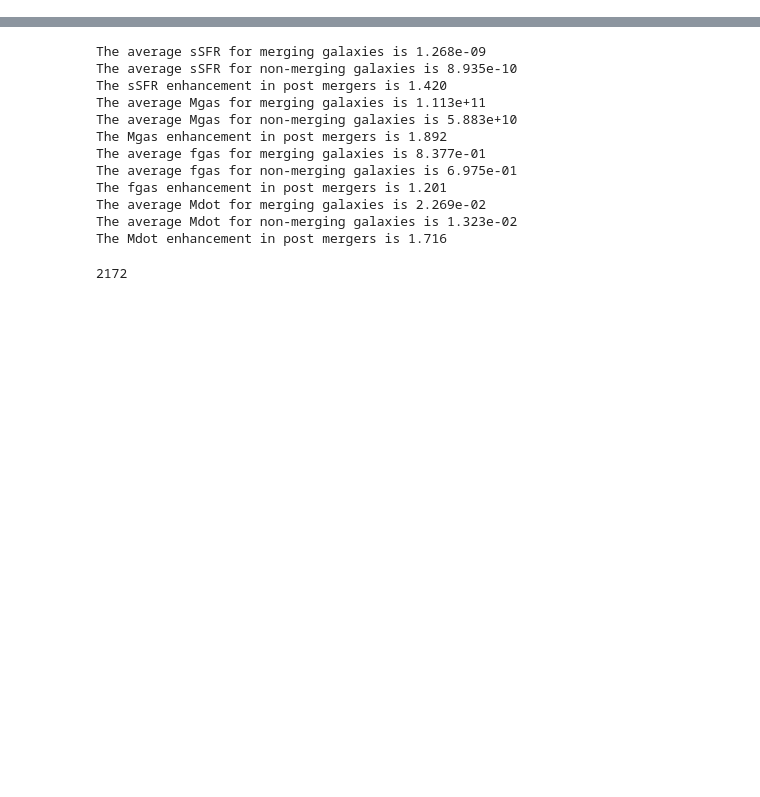
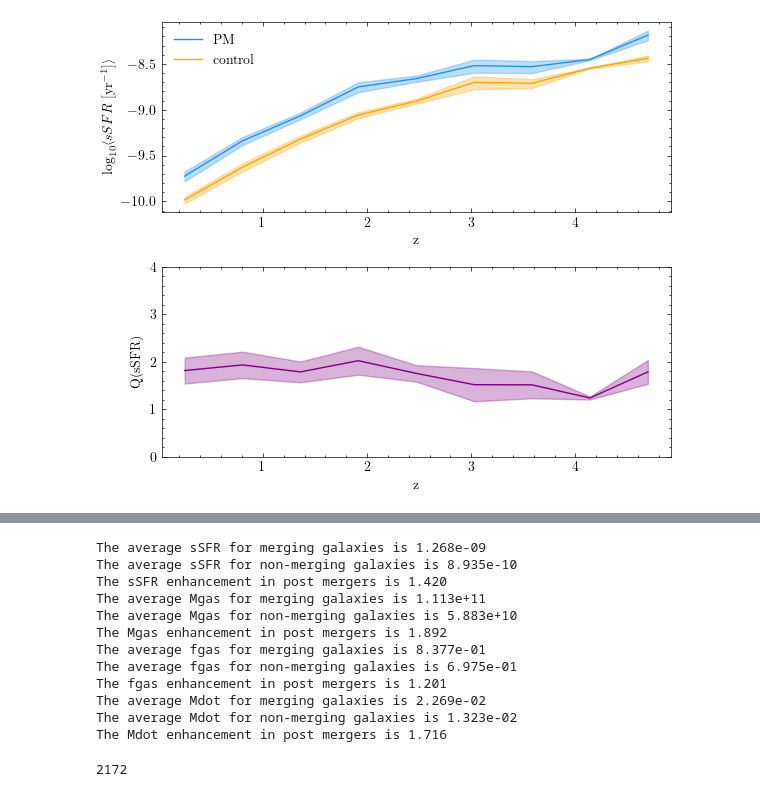
Before and after one commit to pranav-satheesh/host_galaxies, a Jupyter notebook: notebooks/control_samples_analysis.ipynb, the cells around one changed output, grey strips where cells are left out. Saved outputs shown, nothing was run; the diff lists cells and outputs as text; code cells hidden in the pictures; blank space fills up the shorter version.

```diff
--- a/notebooks/control_samples_analysis.ipynb
+++ b/notebooks/control_samples_analysis.ipynb
@@ -32,0 +138,58 @@ pop['merging_population'].keys()
+# %%
+z_min = 0
+z_max = 5
+z_binsize = 0.5
+
+Nbins_z = int((z_max - z_min) / z_binsize)
+z_bins = np.linspace(z_min, z_max, Nbins_z)
+
+avg_sSFR_control = []
+std_sSFR_control = []
+
+avg_sSFR_merger = []
+std_sSFR_merger = []
+
+# Loop through redshift bins
+for i in range(len(z_bins) - 1):
+    # Create masks for merging and control populations within each redshift bin
+    merger_z_mask = (z_merging_pop > z_bins[i]) & (z_merging_pop < z_bins[i + 1])
+    control_z_mask = (z_control_pop > z_bins[i]) & (z_control_pop < z_bins[i + 1])
+
+    sSFR_merging_pop_filtered = sSFR_merging_pop[merger_z_mask]
+    sSFR_control_pop_filtered = sSFR_control_pop[control_z_mask]
+
+    avg_sSFR_merger.append(np.mean(sSFR_merging_pop_filtered))
+    std_sSFR_merger.append(np.std(sSFR_merging_pop_filtered) / np.sqrt(len(sSFR_merging_pop_filtered)))
+
+    avg_sSFR_control.append(np.mean(sSFR_control_pop_filtered))
+    std_sSFR_control.append(np.std(sSFR_control_pop_filtered) / np.sqrt(len(sSFR_control_pop_filtered)))
+
+avg_sSFR_merger = np.array(avg_sSFR_merger)
+std_sSFR_merger = np.array(std_sSFR_merger)
+
+avg_sSFR_control = np.array(avg_sSFR_control)
+std_sSFR_control = np.array(std_sSFR_control)
+
+Q_sSFR = avg_sSFR_merger / avg_sSFR_control
+Q_sSFR_SE = Q_sSFR * np.sqrt((std_sSFR_merger / avg_sSFR_merger) ** 2 + (std_sSFR_control / avg_sSFR_control) ** 2)
+
+# Plot the results
+fig, ax = plt.subplots(2, 1, figsize=(6, 5))
+ax[0].plot(z_bins[:-1] + z_binsize / 2, np.log10(avg_sSFR_merger[avg_sSFR_merger > 0]), label='PM', color="dodgerblue")
+ax[0].fill_between(z_bins[:-1] + z_binsize / 2, np.log10(avg_sSFR_merger - std_sSFR_merger), np.log10(avg_sSFR_merger + std_sSFR_merger), alpha=0.3, color='dodgerblue')
+ax[0].plot(z_bins[:-1] + z_binsize / 2, np.log10(avg_sSFR_control[avg_sSFR_control > 0]), label='control', color='orange')
+ax[0].fill_between(z_bins[:-1] + z_binsize / 2, np.log10(avg_sSFR_control - std_sSFR_control), np.log10(avg_sSFR_control + std_sSFR_control), alpha=0.3, color='orange')
+ax[0].legend()
+ax[0].set_xlabel('z')
+ax[0].set_ylabel(r'$\log_{10}\langle sSFR \; [\mathrm{yr}^{-1}]\rangle$')
+
+ax[1].plot(z_bins[:-1] + z_binsize / 2, Q_sSFR, color='purple')
+ax[1].fill_between(z_bins[:-1] + z_binsize / 2, Q_sSFR - Q_sSFR_SE, Q_sSFR + Q_sSFR_SE, alpha=0.3, color='purple')
+ax[1].set_xlabel('z')
+ax[1].set_ylabel('Q(sSFR)')
+ax[1].set_ylim(0, 4)
+
+# Final layout adjustments
+fig.tight_layout()
+# %% [output]
+[figure, added]
```
Also changed, not shown: parts of 16 cells of this notebook, 33 other files.
